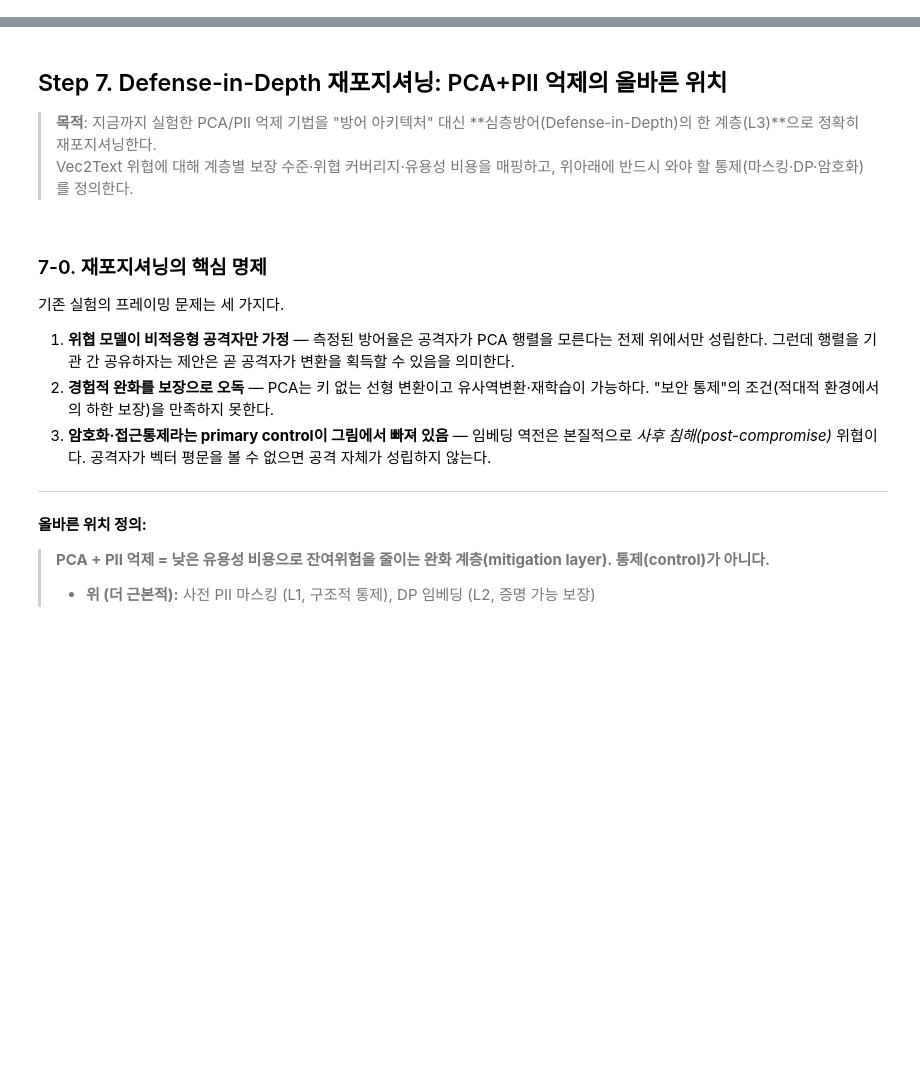
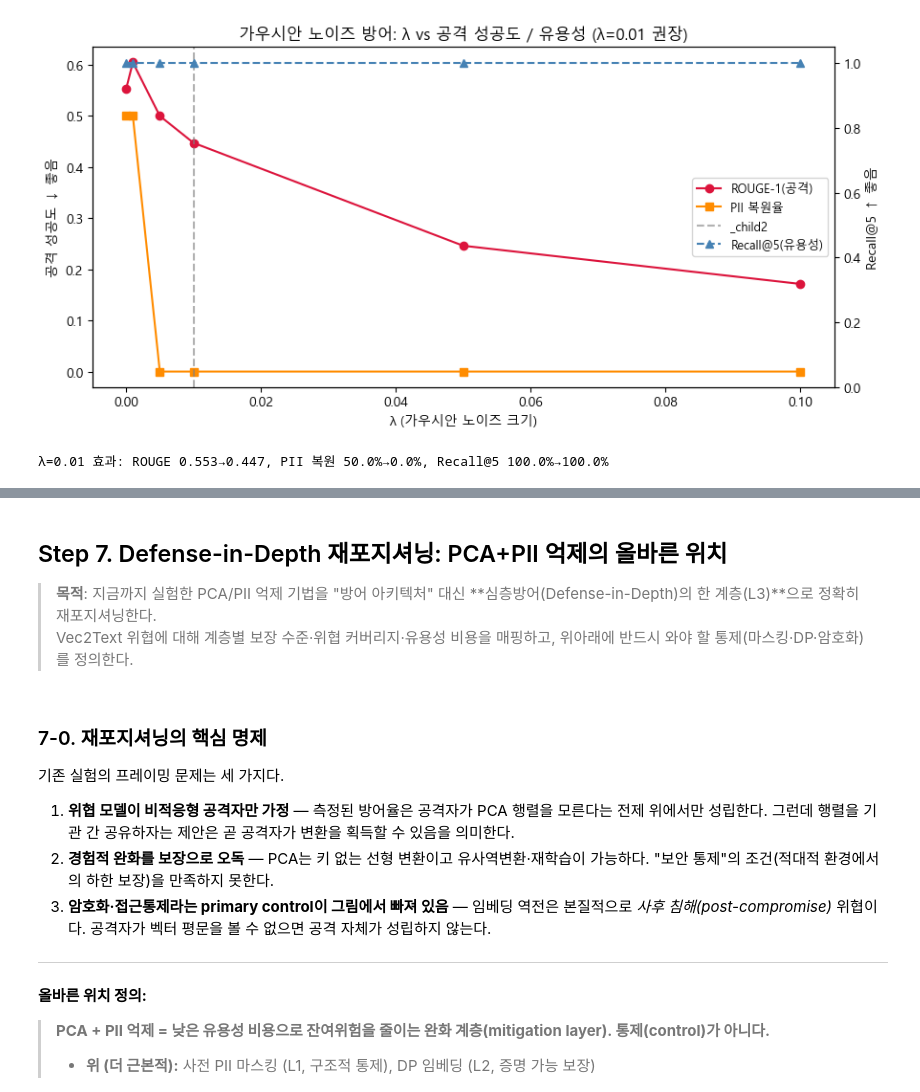
Before and after one commit to BUZZINGPolarBear/Safe_RAG, a Jupyter notebook: _colab_Safe_RAG_Generate_and_judgement.ipynb, the cells around one changed output, grey strips where cells are left out. Saved outputs shown, nothing was run; the diff lists cells and outputs as text; code cells hidden in the pictures; blank space fills up the shorter version.

```diff
--- a/_colab_Safe_RAG_Generate_and_judgement.ipynb
+++ b/_colab_Safe_RAG_Generate_and_judgement.ipynb
@@ -1631,0 +686,6 @@ print("Korean vec2text model loaded successfully!")
+# %%
+# ===== Step 2. 원본 벡터 역전공격 (기준선) =====
+embeddings_raw = np.load(os.path.join(ROOT_DIR, "embeddings_unsafe_raw.npy"))
+refs = chunk_texts
+
+scores_raw, hypotheses_raw = run_attack(embeddings_raw, refs, label="원본 벡터", n=ATTACK_N_SAMPLES)
@@ -1631,0 +731,4 @@ print("Korean vec2text model loaded successfully!")
+# %%
+# ===== Step 3. 정규화 벡터 역전공격 =====
+scores_norm, hypotheses_norm = run_attack(embeddings_norm, chunk_texts, label="정규화 벡터", n=ATTACK_N_SAMPLES)
+print(f"\n원본 평균 {np.mean(scores_raw):.4f} vs 정규화 평균 {np.mean(scores_norm):.4f} → 정규화만으로는 방어 효과 거의 없음")
@@ -1631,0 +750,7 @@ print("Korean vec2text model loaded successfully!")
+# %%
+# ===== Step 4-A. PCA 방어 벡터 역전공격 =====
+embeddings_pca = np.load(os.path.join(ROOT_DIR, "embeddings_defense_pca.npy"))
+scores_pca, hypotheses_pca = run_attack(embeddings_pca, chunk_texts, label="PCA 방어 벡터", n=ATTACK_N_SAMPLES)
+
+red = (np.mean(scores_raw) - np.mean(scores_pca)) / max(np.mean(scores_raw), 1e-9) * 100
+print(f"\n공격 성공률 감소(PCA): {np.mean(scores_raw):.4f} → {np.mean(scores_pca):.4f}  ({red:.1f}% 감소)")
@@ -1631,0 +851,55 @@ print("Korean vec2text model loaded successfully!")
+# %%
+# ===== Step 4-C. 가우시안 노이즈 방어 (λ 스윕) =====
+def add_gaussian_noise(emb, lam=0.01, renormalize=True, seed=None):  # seed=None: 호출마다 독립 노이즈(질의·인덱스 공유지문 방지)
+    """임베딩에 N(0, lam^2) 가우시안 노이즈 주입 (vec2text 논문 defense)."""
+    rng = np.random.default_rng(seed)
+    noisy = emb + lam * rng.standard_normal(emb.shape).astype(np.float32)
+    if renormalize:  # BGE 는 단위벡터라 방향 유지 위해 재정규화
+        noisy = noisy / np.linalg.norm(noisy, axis=1, keepdims=True)
+    return noisy.astype(np.float32)
+
+embeddings_raw = np.load(os.path.join(ROOT_DIR, "embeddings_unsafe_raw.npy"))
+_n = min(ATTACK_N_SAMPLES, len(embeddings_raw))
+refs_seen, docs_seen = chunk_texts[:_n], documents[:_n]
+
+LAMBDAS = [0.0, 0.001, 0.005, 0.01, 0.05, 0.1]   # 0.0=기준선, 논문 권장 0.01
+noise_rows = []
+print("=" * 96)
+print(f"{'λ(노이즈)':>10} | {'ROUGE-1':>8} | {'PII strict':>10} | {'PII digit':>9} | {'문서누출':>7} | {'Recall@5':>8}")
+print("-" * 96)
+for lam in LAMBDAS:
+    emb = embeddings_raw if lam == 0.0 else add_gaussian_noise(embeddings_raw, lam)
+    sc, hyp = run_attack(emb, refs_seen, label=f"noise λ={lam}", n=_n, show=0, verbose=False)
+    pr = pii_recovery(hyp, docs_seen, refs_seen)
+    r5 = eval_recall5(emb)
+    rouge_mean = float(np.mean(sc))
+    noise_rows.append({"lambda": lam, "rouge": rouge_mean,
+                       "pii_strict": pr["strict_rate"], "pii_digit": pr["digit_rate"],
+                       "doc_leak": pr["doc_leak_rate"], "recall5": r5})
+    tag = "  ← 논문 권장" if lam == 0.01 else ("  (기준선)" if lam == 0.0 else "")
+    print(f"{lam:>10} | {rouge_mean:>8.3f} | {pr['strict_rate']:>10.1%} | {pr['digit_rate']:>9.1%} | "
+          f"{pr['doc_leak_rate']:>7.1%} | {r5:>8.1%}{tag}")
+print("=" * 96)
+
+# 시각화: λ vs (공격 성공도 / 유용성)
+import matplotlib.pyplot as plt
+import pandas as pd
+ndf = pd.DataFrame(noise_rows)
+fig, ax1 = plt.subplots(figsize=(9, 4.5))
+ax1.plot(ndf["lambda"], ndf["rouge"], "o-", color="crimson", label="ROUGE-1(공격)")
+ax1.plot(ndf["lambda"], ndf["pii_digit"], "s-", color="darkorange", label="PII 복원율")
+ax1.set_xlabel("λ (가우시안 노이즈 크기)"); ax1.set_ylabel("공격 성공도 ↓ 좋음")
+ax1.axvline(0.01, color="gray", ls="--", alpha=0.6)
+ax2 = ax1.twinx()
+ax2.plot(ndf["lambda"], ndf["recall5"], "^--", color="steelblue", label="Recall@5(유용성)")
+ax2.set_ylabel("Recall@5 ↑ 좋음"); ax2.set_ylim(0, 1.05)
+lines = ax1.get_lines() + ax2.get_lines()
+ax1.legend(lines, [l.get_label() for l in lines], loc="center right", fontsize=9)
+plt.title("가우시안 노이즈 방어: λ vs 공격 성공도 / 유용성 (λ=0.01 권장)")
+plt.tight_layout(); plt.savefig(os.path.join(ROOT_DIR, "gaussian_noise_defense.png"), dpi=130); plt.show()
+
+_base = noise_rows[0]; _l01 = next(r for r in noise_rows if r["lambda"] == 0.01)
+print(f"\nλ=0.01 효과: ROUGE {_base['rouge']:.3f}→{_l01['rouge']:.3f}, "
+      f"PII 복원 {_base['pii_digit']:.1%}→{_l01['pii_digit']:.1%}, "
+      f"Recall@5 {_base['recall5']:.1%}→{_l01['recall5']:.1%}")
+# %% [output]
@@ -1631,0 +916,2 @@ print("Korean vec2text model loaded successfully!")
+[figure, added]
+λ=0.01 효과: ROUGE 0.553→0.447, PII 복원 50.0%→0.0%, Recall@5 100.0%→100.0%
```
Also changed, not shown: parts of 117 cells of this notebook.
